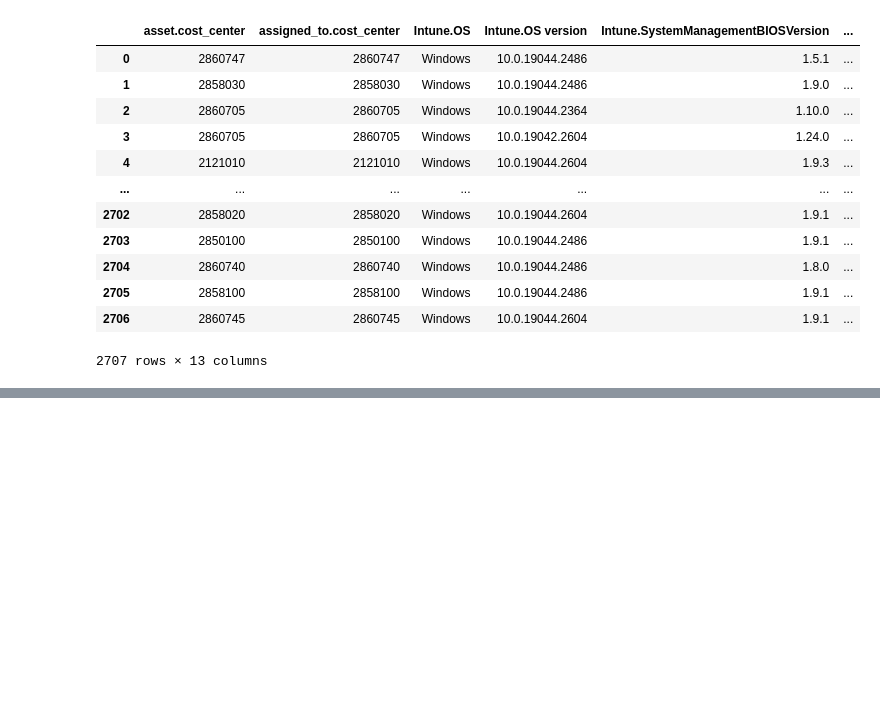
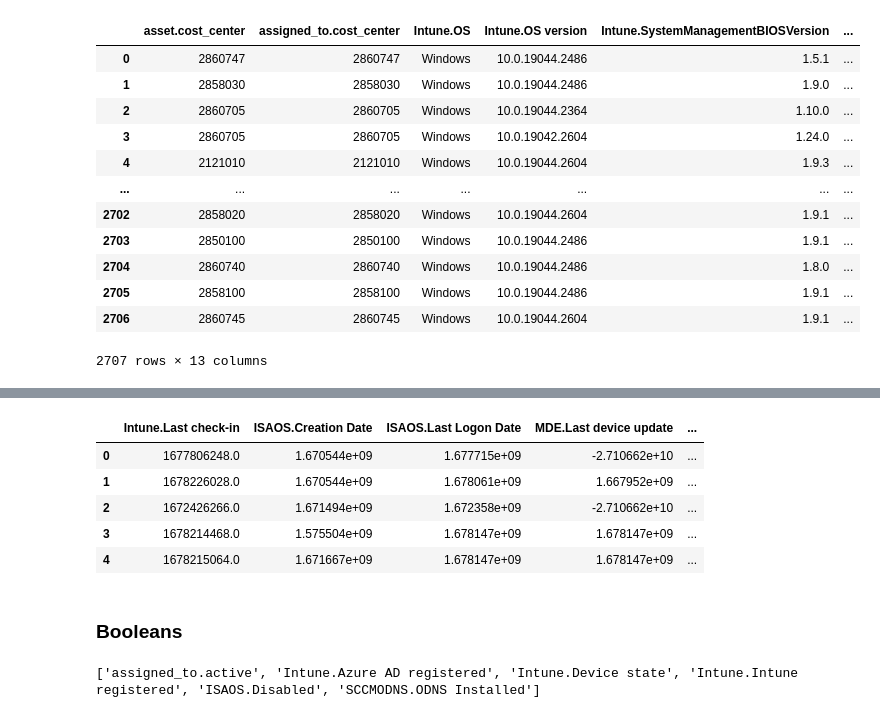
Before and after one commit to JasonSecrestBMX/asset_analysis, a Jupyter notebook: 01-cleanup.ipynb, the cells around one changed output, grey strips where cells are left out. Drawn from its saved outputs; the diff is of its cells as text; code cells hidden in the pictures; blank space fills up the shorter version.

```diff
--- a/01-cleanup.ipynb
+++ b/01-cleanup.ipynb
@@ -175,0 +249,24 @@ ISAOS.Operating System
+# %%
+for col_name in timestamp_fields:
+    try:
+        assets_df.loc[:,col_name] = assets_df.loc[:,col_name].map(datetime_to_timestamp)
+    except Exception as e:
+        print(e)
+        print(e.__notes__)
+# %%
+assets_df[timestamp_fields].head()
+# %% [output]
+|  | Intune.Last check-in | ISAOS.Creation Date | ISAOS.Last Logon Date | MDE.Last device update | ... |
+| 0 | 1677806248.0 | 1.670544e+09 | 1.677715e+09 | -2.710662e+10 | ... |
+| 1 | 1678226028.0 | 1.670544e+09 | 1.678061e+09 | 1.667952e+09 | ... |
+| 2 | 1672426266.0 | 1.671494e+09 | 1.672358e+09 | -2.710662e+10 | ... |
+| 3 | 1678214468.0 | 1.575504e+09 | 1.678147e+09 | 1.678147e+09 | ... |
+| 4 | 1678215064.0 | 1.671667e+09 | 1.678147e+09 | 1.678147e+09 | ... |
+# %% [markdown]
+### Booleans
+# %%
+bool_features_df = data_def_df.loc[data_def_df['Data Type'].eq('bool')]
+bool_features = bool_features_df.Feature.to_list()
+print(bool_features)
+# %% [output]
+['assigned_to.active', 'Intune.Azure AD registered', 'Intune.Device state', 'Intune.Intune registered', 'ISAOS.Disabled', 'SCCMODNS.ODNS Installed']
```
Also changed, not shown: parts of 20 cells of this notebook.
